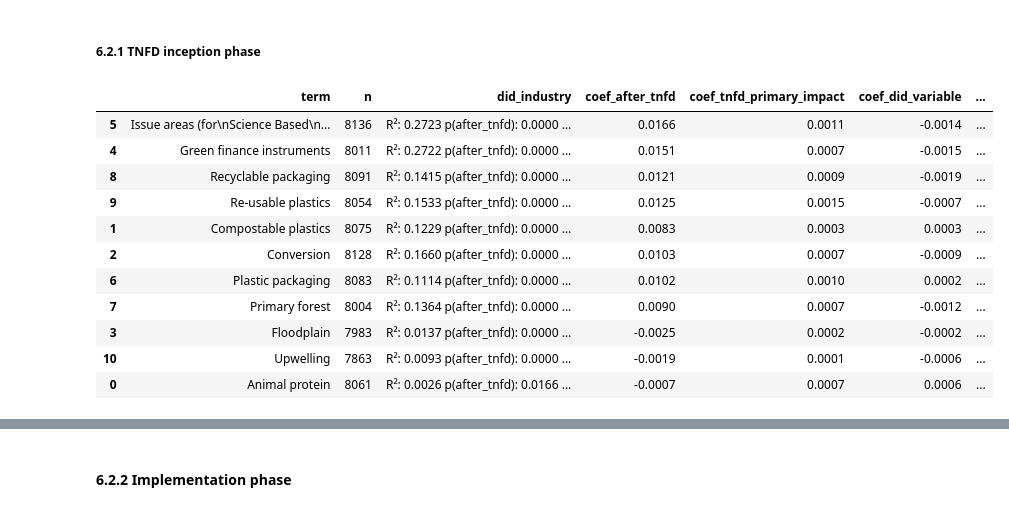
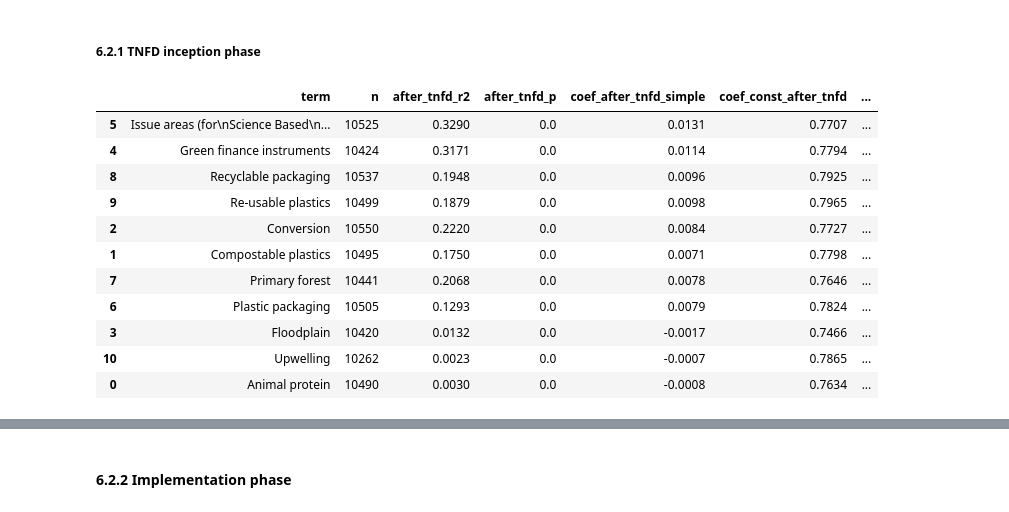
Before and after one commit to jkammering97/neo4j_repository, a Jupyter notebook: biodiversity_term_analysis.ipynb, the cells around one changed output, grey strips where cells are left out. Saved outputs shown, nothing was run; the diff lists cells and outputs as text; code cells hidden in the pictures.

Commit message:
final version of data

```diff
--- a/biodiversity_term_analysis.ipynb
+++ b/biodiversity_term_analysis.ipynb
@@ -1347,10 +1363,10 @@ evaluate_terms = ['Dependencies (on nature)',
         'Impacts (on nature)']
 
 asess_prepare_df = leap_all[leap_all['term'].isin(asess_prepare_terms)].copy()
-asess_prepare_df['groups'] = 'Asess & Prepare Terms'
+asess_prepare_df['groups'] = 'Assess/Prepare Terms'
 
 evaluate_df = leap_all[leap_all['term'].isin(evaluate_terms)].copy()
-evaluate_df['groups'] = 'Evaluate Terms'
+evaluate_df['groups'] = 'Locate/Evaluate Terms'
 
 selected_df = selected_all.copy()
 selected_df['groups'] = 'Selected Terms'
@@ -1379,14 +1395,14 @@ fig = px.line(
     hover_name='term',
     title='Three-Month Term Score Trends by Source Group',
     color_discrete_map={
-        'Asess & Prepare Terms': "#7fcdbb",
-        'Evaluate Terms': "#2c7fb8",
+        'Assess/Prepare Terms': "#7fcdbb",
+        'Locate/Evaluate Terms': "#2c7fb8",
         'Selected Terms': "#edf8b1"
     }
 )
 fig.update_layout(
-    yaxis_title='Average Score',
-    xaxis_title='Three-Month Period',
+    yaxis_title='mean score',
+    xaxis_title='quarter',
     hovermode='x unified'
 )
 fig.show()
@@ -1392,0 +1562,2 @@ fig.show()
+# %%
+pd.set_option('display.max_colwidth', None)
@@ -1434,7 +1787,7 @@ leap_imp = base_data[base_data['date']<= "2024-12-31"].copy()
 # %%
 leap_imp = leap_imp[leap_imp['date']>= "2021-06-01"].copy()
 # %%
-leap_all = leap_all[leap_all['date']>= "2014-01-01"].copy()
+selected_all = base_data[base_data['date']>= "2014-01-01"].copy()
 # leap_inc = leap_inc[leap_inc['date']<= "2022-06-01"].copy()
 # %%
 selected_inc = base_data[base_data['date']>= "2014-01-01"].copy()
@@ -1613,19 +1939,20 @@ def fit_and_compute_regression_by_terms(df, terms: list, with_did=False):
         X_after_tnfd = sm.add_constant(X_after_tnfd)  # Add intercept
         model_after_tnfd = sm.OLS(y, X_after_tnfd).fit()
 
-
-        result['after_tnfd_r2'] = round(model_after_tnfd.rsquared,4)
-        result['after_tnfd_p'] = round(model_after_tnfd.pvalues.get('after_tnfd', np.nan),4)
-
-        # result['score->after_tnfd'] = format_regression_output_old(model_after_tnfd, ['after_tnfd'])
+        result['after_tnfd_r2'] = round(model_after_tnfd.rsquared, 4)
+        result['after_tnfd_p'] = round(model_after_tnfd.pvalues.get('after_tnfd', np.nan), 4)
+        result['coef_after_tnfd_simple'] = round(model_after_tnfd.params.get('after_tnfd', np.nan), 4)
+        result['coef_const_after_tnfd'] = round(model_after_tnfd.params.get('const', np.nan), 4)
 
         # 4️⃣ Simple Regression: score ~ delta_since_TNFD
         X_delta_tnfd = term_df[['delta_since_TNFD']]
         X_delta_tnfd = sm.add_constant(X_delta_tnfd)  # Add intercept
         model_delta_tnfd = sm.OLS(y, X_delta_tnfd).fit()
-        result['delta_since_tnfd_r2'] = round(model_delta_tnfd.rsquared,4)
-        result['delta_since_tnfd_p'] = round(model_delta_tnfd.pvalues.get('delta_since_TNFD', np.nan),4)
 
+        result['delta_since_tnfd_r2'] = round(model_delta_tnfd.rsquared, 4)
+        result['delta_since_tnfd_p'] = round(model_delta_tnfd.pvalues.get('delta_since_TNFD', np.nan), 4)
+        result['coef_delta_since_tnfd'] = round(model_delta_tnfd.params.get('delta_since_TNFD', np.nan), 4)
+        result['coef_const_delta_since_tnfd'] = round(model_delta_tnfd.params.get('const', np.nan), 4)
         # result['score->delta_since_tnfd'] = format_regression_output_old(model_delta_tnfd, ['delta_since_TNFD'])
         results.append(result)
 
@@ -1710,19 +2037,19 @@ selected_inc['did_variable'] = selected_inc['tnfd_primary_impact'] * selected_in
 # %%
-regression_results = fit_and_compute_regression_by_terms(selected_inc, terms=False,with_did=True)
+regression_results = fit_and_compute_regression_by_terms(selected_all, terms=False,with_did=False)
 display(HTML(regression_results.to_html(escape=False)))
 # %% [output]
-|  | term | n | did_industry | coef_after_tnfd | coef_tnfd_primary_impact | coef_did_variable | ... |
-| 5 | Issue areas (for\nScience Based\n... | 8136 | R²: 0.2723 p(after_tnfd): 0.0000 ... | 0.0166 | 0.0011 | -0.0014 | ... |
-| 4 | Green finance instruments | 8011 | R²: 0.2722 p(after_tnfd): 0.0000 ... | 0.0151 | 0.0007 | -0.0015 | ... |
-| 8 | Recyclable packaging | 8091 | R²: 0.1415 p(after_tnfd): 0.0000 ... | 0.0121 | 0.0009 | -0.0019 | ... |
-| 9 | Re-usable plastics | 8054 | R²: 0.1533 p(after_tnfd): 0.0000 ... | 0.0125 | 0.0015 | -0.0007 | ... |
-| 1 | Compostable plastics | 8075 | R²: 0.1229 p(after_tnfd): 0.0000 ... | 0.0083 | 0.0003 | 0.0003 | ... |
-| 2 | Conversion | 8128 | R²: 0.1660 p(after_tnfd): 0.0000 ... | 0.0103 | 0.0007 | -0.0009 | ... |
-| 6 | Plastic packaging | 8083 | R²: 0.1114 p(after_tnfd): 0.0000 ... | 0.0102 | 0.0010 | 0.0002 | ... |
-| 7 | Primary forest | 8004 | R²: 0.1364 p(after_tnfd): 0.0000 ... | 0.0090 | 0.0007 | -0.0012 | ... |
-| 3 | Floodplain | 7983 | R²: 0.0137 p(after_tnfd): 0.0000 ... | -0.0025 | 0.0002 | -0.0002 | ... |
-| 10 | Upwelling | 7863 | R²: 0.0093 p(after_tnfd): 0.0000 ... | -0.0019 | 0.0001 | -0.0006 | ... |
-| 0 | Animal protein | 8061 | R²: 0.0026 p(after_tnfd): 0.0166 ... | -0.0007 | 0.0007 | 0.0006 | ... |
+|  | term | n | after_tnfd_r2 | after_tnfd_p | coef_after_tnfd_simple | coef_const_after_tnfd | ... |
+| 5 | Issue areas (for\nScience Based\n... | 10525 | 0.3290 | 0.0 | 0.0131 | 0.7707 | ... |
+| 4 | Green finance instruments | 10424 | 0.3171 | 0.0 | 0.0114 | 0.7794 | ... |
+| 8 | Recyclable packaging | 10537 | 0.1948 | 0.0 | 0.0096 | 0.7925 | ... |
+| 9 | Re-usable plastics | 10499 | 0.1879 | 0.0 | 0.0098 | 0.7965 | ... |
+| 2 | Conversion | 10550 | 0.2220 | 0.0 | 0.0084 | 0.7727 | ... |
+| 1 | Compostable plastics | 10495 | 0.1750 | 0.0 | 0.0071 | 0.7798 | ... |
+| 7 | Primary forest | 10441 | 0.2068 | 0.0 | 0.0078 | 0.7646 | ... |
+| 6 | Plastic packaging | 10505 | 0.1293 | 0.0 | 0.0079 | 0.7824 | ... |
+| 3 | Floodplain | 10420 | 0.0132 | 0.0 | -0.0017 | 0.7466 | ... |
+| 10 | Upwelling | 10262 | 0.0023 | 0.0 | -0.0007 | 0.7865 | ... |
+| 0 | Animal protein | 10490 | 0.0030 | 0.0 | -0.0008 | 0.7634 | ... |
 # %%
 risk_impacts = risk_impacts[risk_impacts['date']<= "2022-06-01"].copy()
 # %%
```
Also changed, not shown: parts of 75 cells of this notebook, 1 other file.
